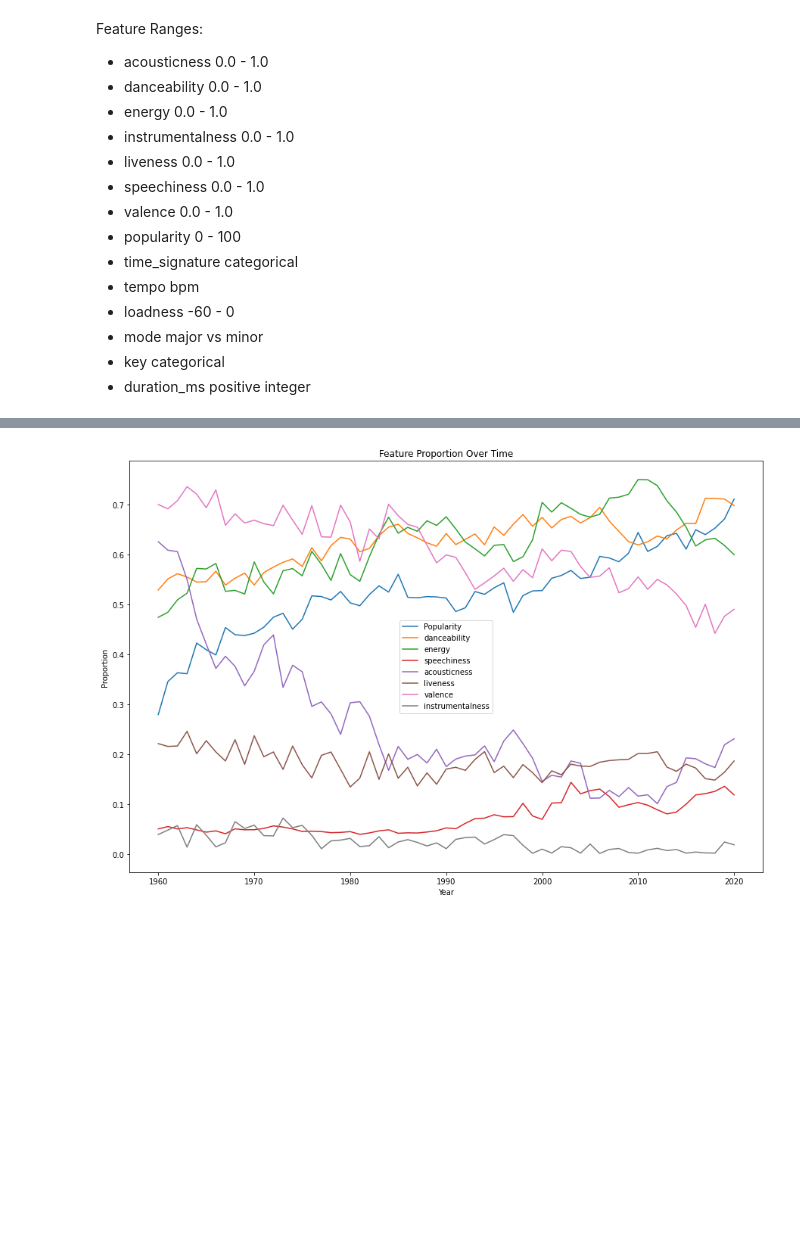
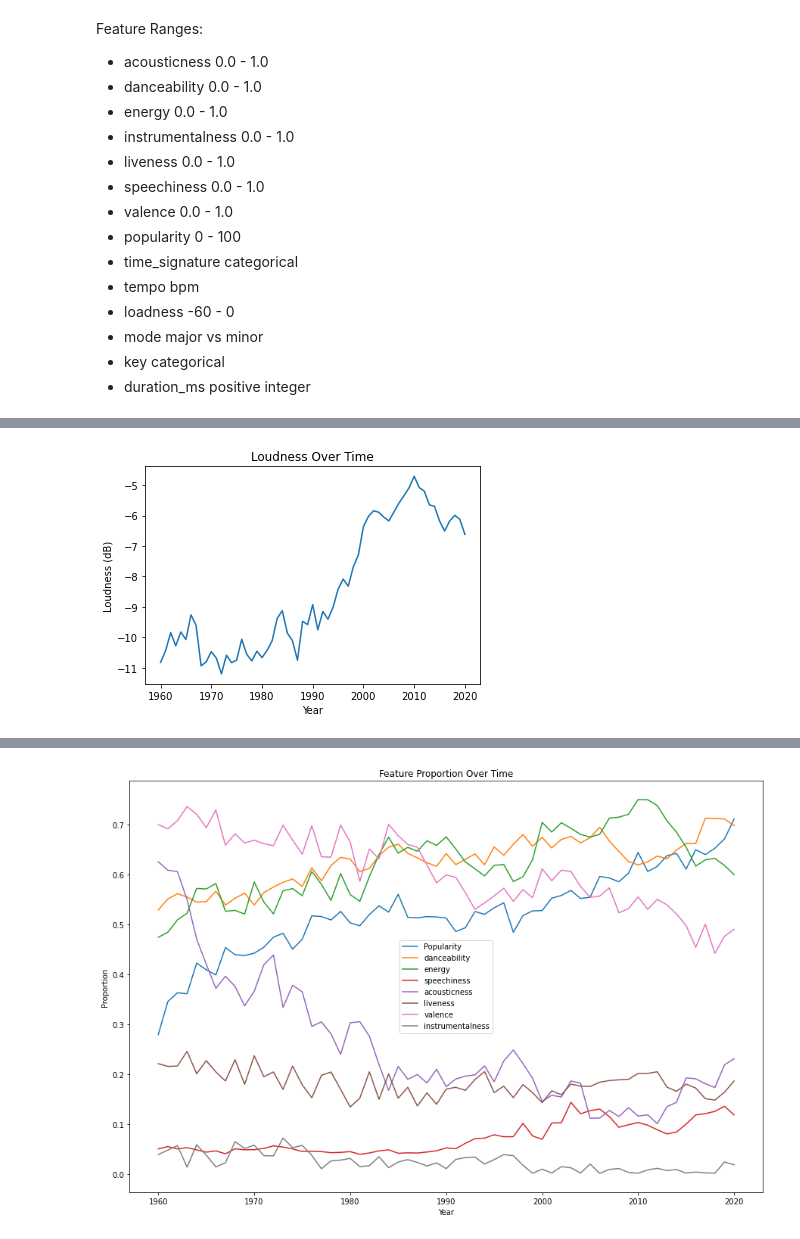
Before and after one commit to aholtz06/CMSC320_Final, a Jupyter notebook: src/index.ipynb, the cells around one changed output, grey strips where cells are left out. Cells and saved outputs as stored; diff of their text form; code cells hidden in the pictures; blank space fills up the shorter version.

```diff
--- a/src/index.ipynb
+++ b/src/index.ipynb
@@ -531,0 +533,13 @@ ax = avgs.plot(x="Year", y="duration_ms")
+# %%
+# Graph the relationship of loudness over time
+ax = avgs.plot(x="Year", y="loudness")
+
+# Labels
+ax.set_ylabel('Loudness (dB)')
+ax.set_title('Loudness Over Time')
+ax.get_legend().remove()
+
+# Display
+display()
+# %% [output]
+[figure, added]
```
Also changed, not shown: parts of 10 cells of this notebook.
